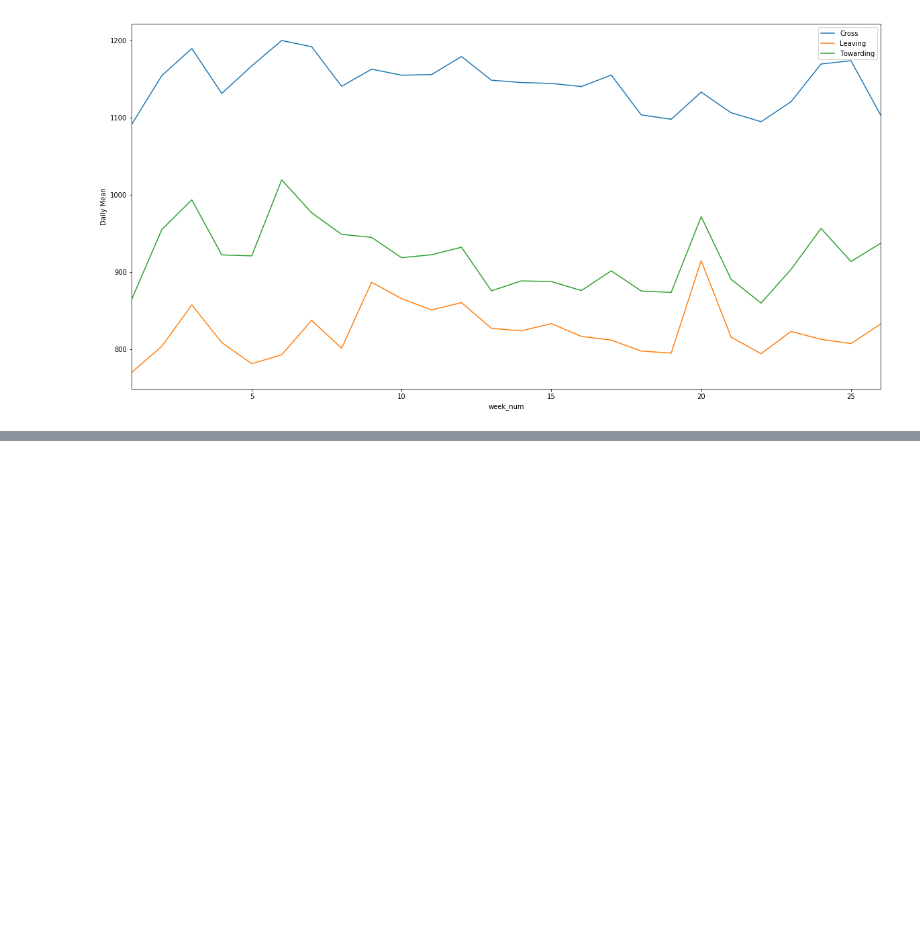
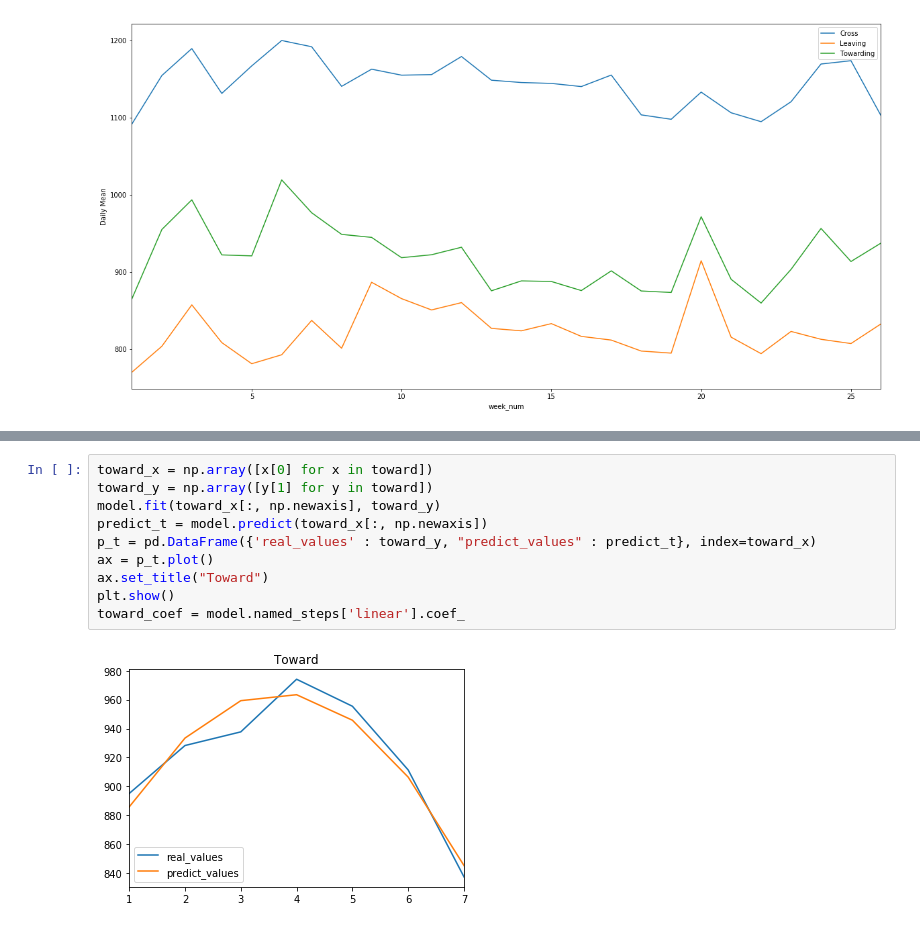
Before and after one commit to ctwayen/Datahack-2020, a Jupyter notebook: cleaner.ipynb, the cells around one changed output, grey strips where cells are left out. Drawn from its saved outputs; the diff is of its cells as text; blank space fills up the shorter version.

```diff
--- a/cleaner.ipynb
+++ b/cleaner.ipynb
@@ -626,0 +668,12 @@ compare_day_dir
+# %%
+toward_x = np.array([x[0] for x in toward])
+toward_y = np.array([y[1] for y in toward])
+model.fit(toward_x[:, np.newaxis], toward_y)
+predict_t = model.predict(toward_x[:, np.newaxis])
+p_t = pd.DataFrame({'real_values' : toward_y, "predict_values" : predict_t}, index=toward_x)
+ax = p_t.plot()
+ax.set_title("Toward")
+plt.show()
+toward_coef = model.named_steps['linear'].coef_
+# %% [output]
+[figure, added]
```
Also changed, not shown: parts of 13 cells of this notebook, 3 other files.
